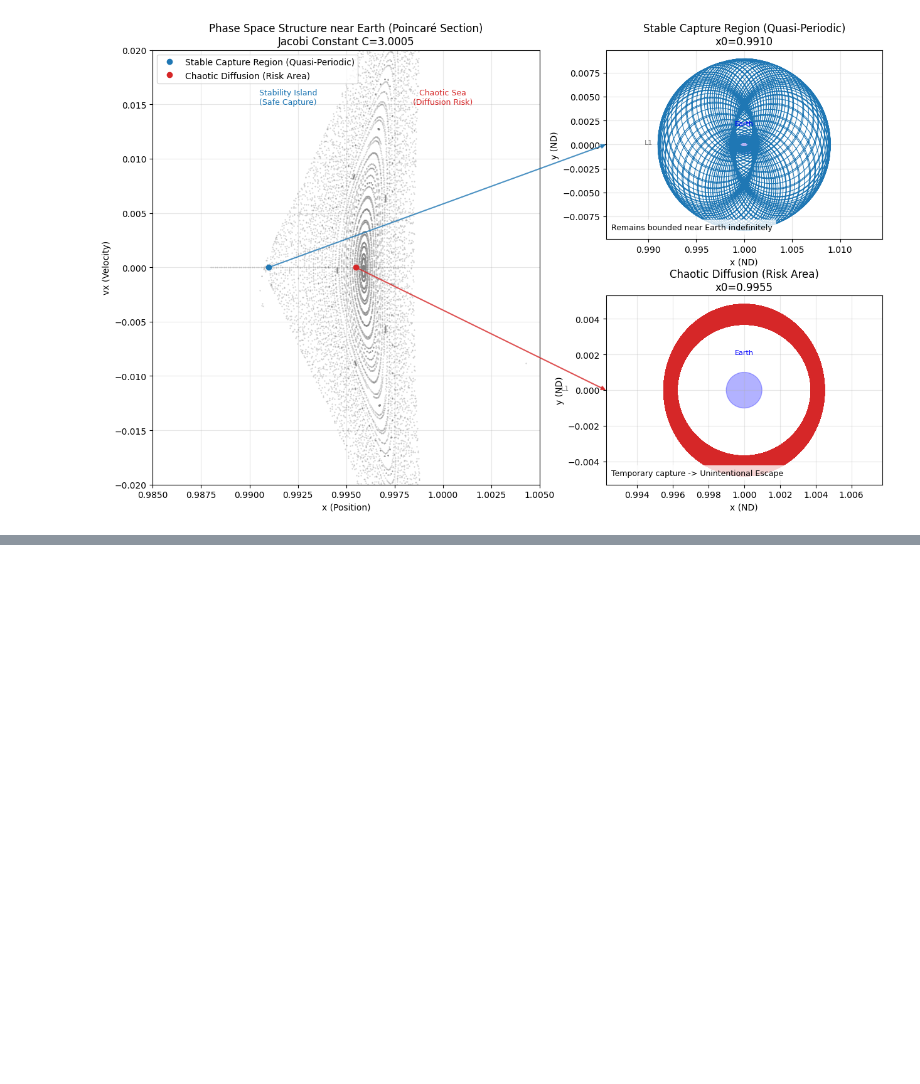
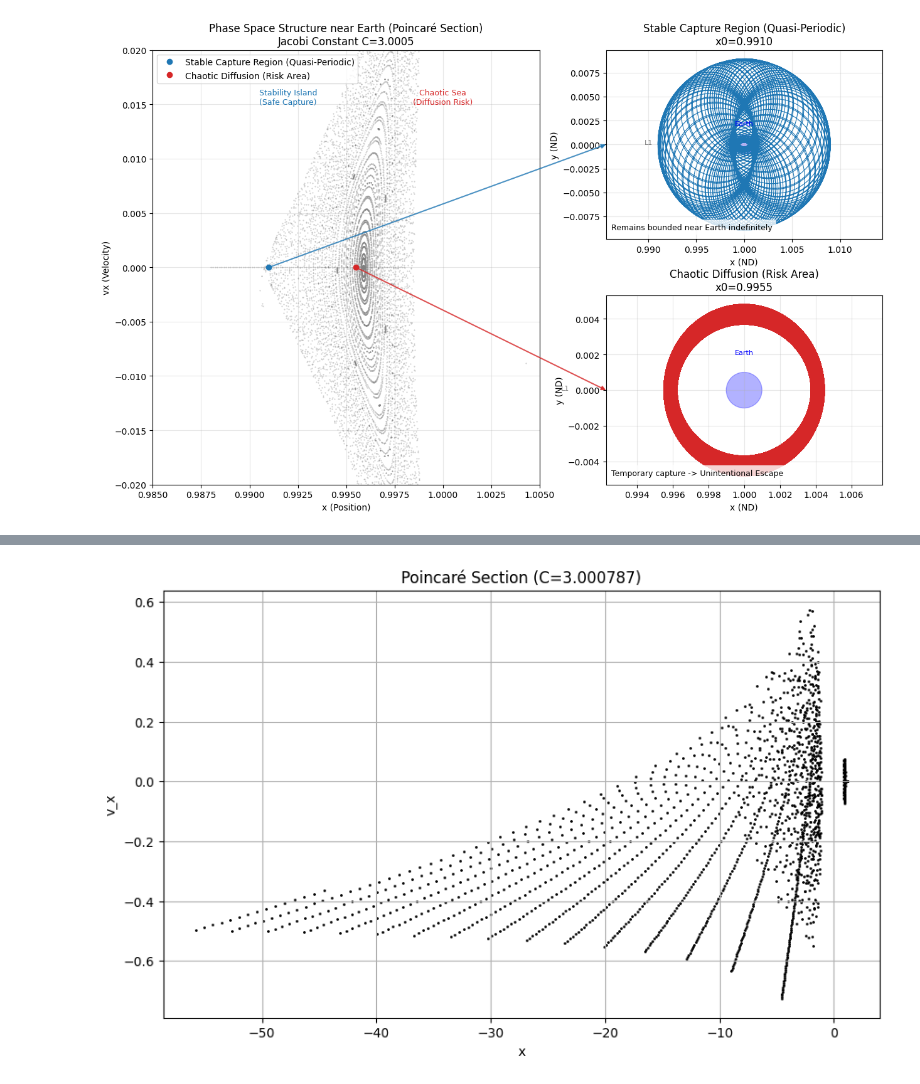
Before and after one commit to toumokoroshi/research-tbp, a Jupyter notebook: scripts/test.ipynb, the cells around one changed output, grey strips where cells are left out. Drawn from its saved outputs; the diff is of its cells as text; code cells hidden in the pictures; blank space fills up the shorter version.

```diff
--- a/scripts/test.ipynb
+++ b/scripts/test.ipynb
@@ -1312,0 +1524,80 @@ Simulating: Chaotic Diffusion (Risk Area)...
+# %%
+import numpy as np
+import matplotlib.pyplot as plt
+from scipy.integrate import solve_ivp
+
+# --- パラメータ設定 ---
+mu = 3.003480595e-6  # 地球/太陽質量比
+C_target = 3.000787  # 観測したいヤコビ定数
+
+# --- 運動方程式 (円制限三体問題) ---
+def cr3bp_derivs(t, state, mu):
+    x, y, z, vx, vy, vz = state
+    r1 = np.sqrt((x + mu)**2 + y**2 + z**2)
+    r2 = np.sqrt((x - (1 - mu))**2 + y**2 + z**2)
+
+    # 加速度計算
+    ax = 2 * vy + x - (1 - mu) * (x + mu) / r1**3 - mu * (x - (1 - mu)) / r2**3
+    ay = -2 * vx + y - (1 - mu) * y / r1**3 - mu * y / r2**3
+    az = -(1 - mu) * z / r1**3 - mu * z / r2**3
+    return [vx, vy, vz, ax, ay, az]
+
+# --- 初期速度 vy の計算 (ヤコビ積分より) ---
+def get_vy_from_C(x, y, vx, C, mu):
+    r1 = np.sqrt((x + mu)**2 + y**2)
+    r2 = np.sqrt((x - (1 - mu))**2 + y**2)
+    Omega = 0.5 * (x**2 + y**2) + (1 - mu) / r1 + mu / r2
+    # C = 2*Omega - v^2  =>  vy^2 = 2*Omega - C - vx^2
+    val = 2 * Omega - C - vx**2
+    if val < 0: return None
+    return np.sqrt(val)
+
+# --- ポアンカレ断面図の作成 ---
+def plot_poincare_section():
+    # スキャンする初期位置 x の範囲 (L1, L2点周辺を避けて広く取る)
+    x_values = np.linspace(0.85, 1.15, 300)
+
+    plt.figure(figsize=(10, 6))
+    print("計算を開始します...")
+
+    for x0 in x_values:
+        # 地球近傍(特異点)はスキップ
+        if 0.99 < x0 < 1.01: continue
+
+        # y=0, vx=0 でスタートし、vy をヤコビ定数から逆算
+        vy0 = get_vy_from_C(x0, 0, 0, C_target, mu)
+        if vy0 is None: continue
+
+        # 初期状態: [x, y, z, vx, vy, vz]
+        initial_state = [x0, 0, 0, 0, vy0, 0]
+
+        # イベント関数: y=0 を通過するときを記録 (direction=1 で yが増える方向のみなど)
+        def section_event(t, y, mu): return y[1]
+        section_event.direction = 1  # 通過方向指定
+
+        # 衝突検知 (地球半径以下で停止)
+        def collision_event(t, y, mu):
+            return ((y[0]-(1-mu))**2 + y[1]**2) - 1e-6
+        collision_event.terminal = True
+
+        # 数値積分 (DOP853: 高次Runge-Kutta法推奨)
+        sol = solve_ivp(
+            cr3bp_derivs, (0, 100), initial_state, args=(mu,),
+            method='DOP853', rtol=1e-9, atol=1e-12,
+            events=[section_event, collision_event]
+        )
+
+        # 断面通過点のプロット (x, vx)
+        if len(sol.y_events[0]) > 0:
+            states = sol.y_events[0]
+            plt.scatter(states[:, 0], states[:, 3], s=1, c='black')
+
+    plt.xlabel('x')
+    plt.ylabel('v_x')
+    plt.title(f'Poincaré Section (C={C_target})')
+    plt.grid(True)
+    plt.show()
+
+# 実行
+plot_poincare_section()
+# %% [output]
@@ -1312,0 +1605 @@ Simulating: Chaotic Diffusion (Risk Area)...
+[figure, added]
```
Also changed, not shown: parts of 5 cells of this notebook, 25 other files.
